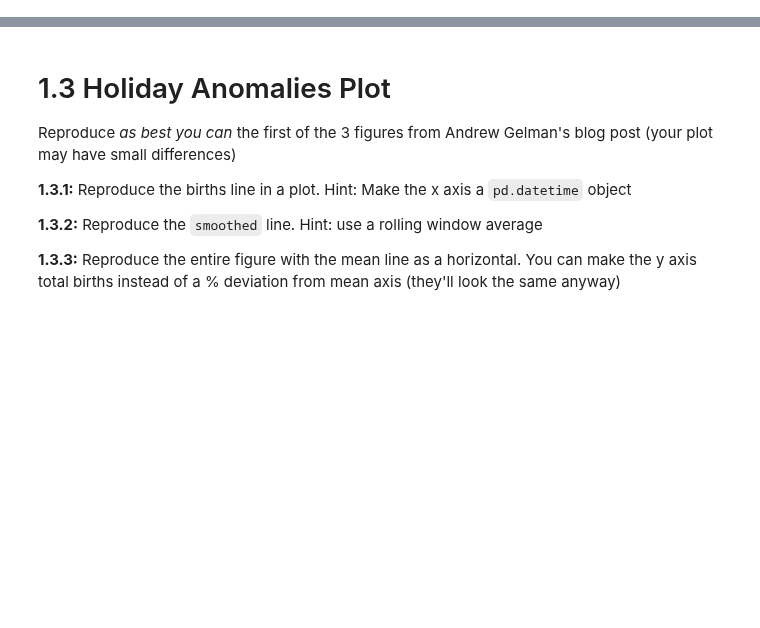
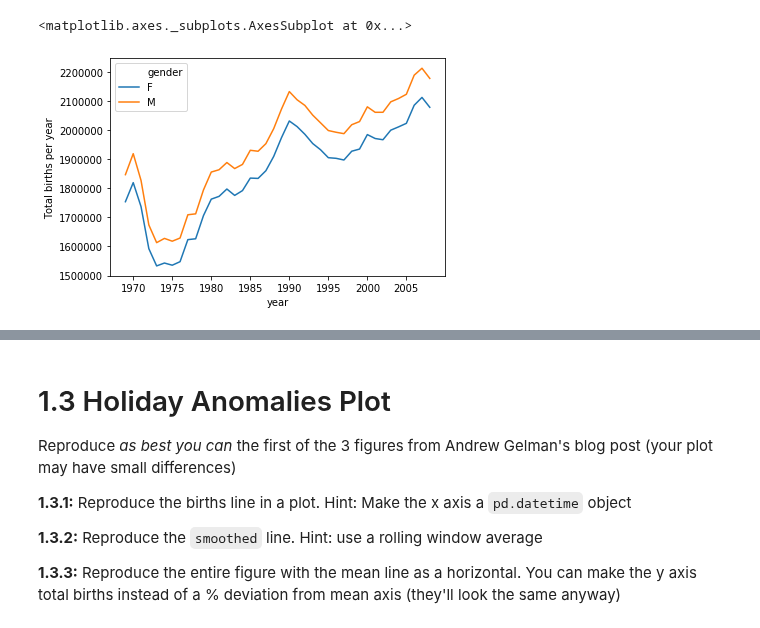
Before and after one commit to cb-ds-1/m2-3-exploration, a Jupyter notebook: workshop.ipynb, the cells around one changed output, grey strips where cells are left out. Saved outputs shown, nothing was run; the diff lists cells and outputs as text; code cells hidden in the pictures; blank space fills up the shorter version.

```diff
--- a/workshop.ipynb
+++ b/workshop.ipynb
@@ -8,6 +15,18 @@ Reproduce the following plot of births by gender over time given the data:
 ![](births_gender.png)
 
 Note the `1e6` on the y axis for scale
+# %%
+df = pd.read_csv("data/births.csv")
+group = df.groupby(["year", "gender"]).births.sum()
+
+df = pd.DataFrame(group)
+df = df.reset_index()
+df = df.rename(columns={"births": "Total births per year"})
+
+sns.lineplot(x = "year", y = "Total births per year", hue = "gender", data = df)
+# %% [output]
+<matplotlib.axes._subplots.AxesSubplot at 0x...>
+[figure, added]
 # %% [markdown]
 # 1.2 Births anomalies
 
```
Also changed, not shown: parts of 13 cells of this notebook, 5 other files.
